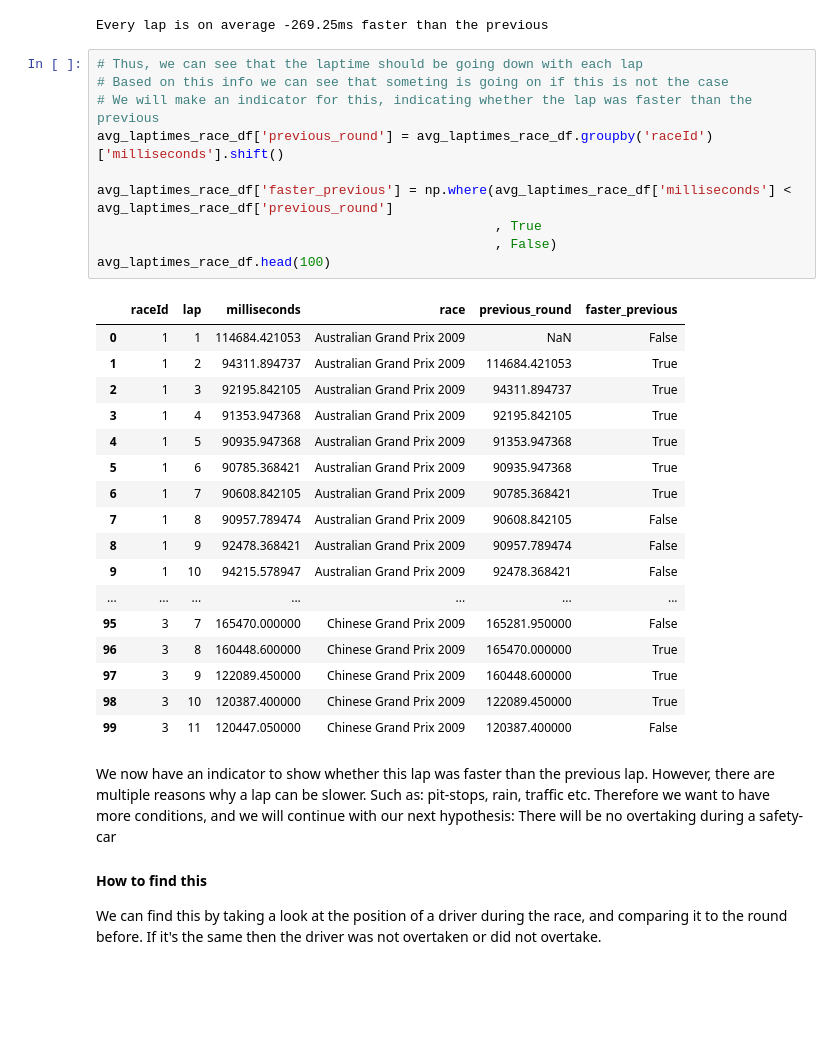
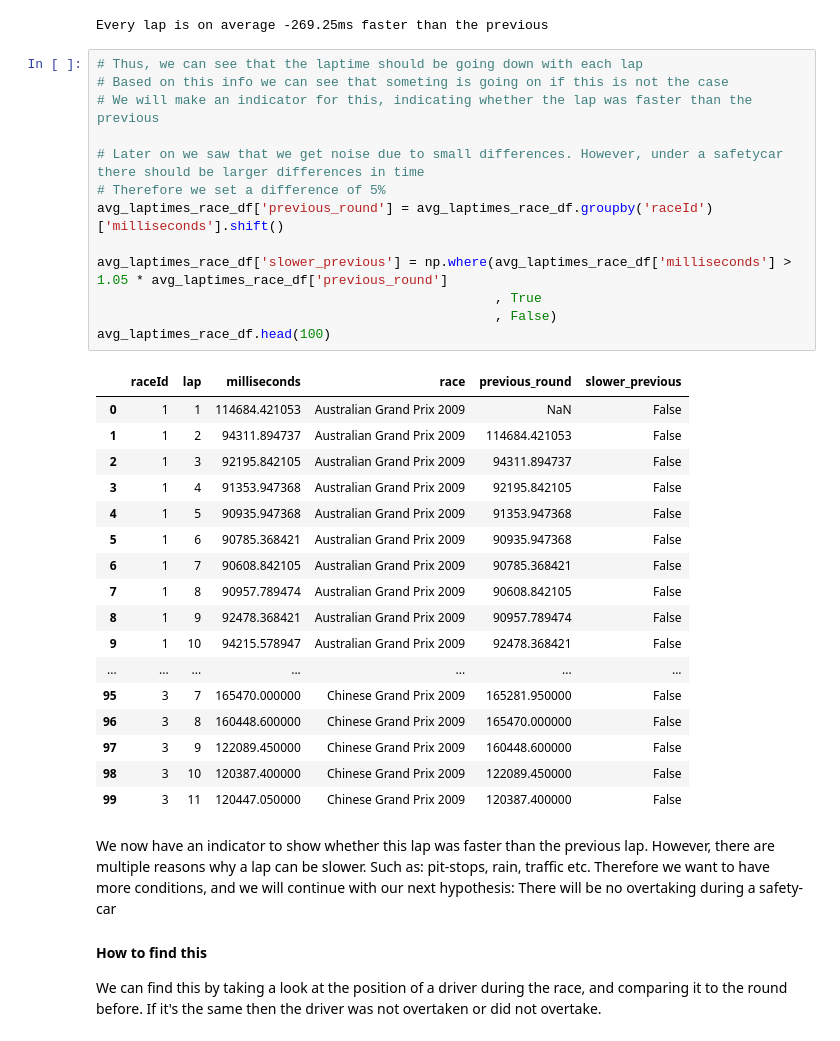
Before and after one commit to yannickaugustijn/F1, a Jupyter notebook: Safety cars.ipynb, the cells around one changed output. Drawn from its saved outputs; the diff is of its cells as text; blank space fills up the shorter version.

```diff
--- a/Safety cars.ipynb
+++ b/Safety cars.ipynb
@@ -198,30 +198,33 @@ Every lap is on average -269.25ms faster than the previous
 # %%
 # Thus, we can see that the laptime should be going down with each lap
 # Based on this info we can see that someting is going on if this is not the case
 # We will make an indicator for this, indicating whether the lap was faster than the previous
+
+# Later on we saw that we get noise due to small differences. However, under a safetycar there should be larger differences in time
+# Therefore we set a difference of 5%
 avg_laptimes_race_df['previous_round'] = avg_laptimes_race_df.groupby('raceId')['milliseconds'].shift()
 
-avg_laptimes_race_df['faster_previous'] = np.where(avg_laptimes_race_df['milliseconds'] < avg_laptimes_race_df['previous_round']
+avg_laptimes_race_df['slower_previous'] = np.where(avg_laptimes_race_df['milliseconds'] > 1.05 * avg_laptimes_race_df['previous_round']
                                                    , True
                                                    , False)
 avg_laptimes_race_df.head(100)
 # %% [output]
-|  | raceId | lap | milliseconds | race | previous_round | faster_previous |
+|  | raceId | lap | milliseconds | race | previous_round | slower_previous |
 | 0 | 1 | 1 | 114684.421053 | Australian Grand Prix 2009 | NaN | False |
-| 1 | 1 | 2 | 94311.894737 | Australian Grand Prix 2009 | 114684.421053 | True |
-| 2 | 1 | 3 | 92195.842105 | Australian Grand Prix 2009 | 94311.894737 | True |
-| 3 | 1 | 4 | 91353.947368 | Australian Grand Prix 2009 | 92195.842105 | True |
-| 4 | 1 | 5 | 90935.947368 | Australian Grand Prix 2009 | 91353.947368 | True |
-| 5 | 1 | 6 | 90785.368421 | Australian Grand Prix 2009 | 90935.947368 | True |
-| 6 | 1 | 7 | 90608.842105 | Australian Grand Prix 2009 | 90785.368421 | True |
+| 1 | 1 | 2 | 94311.894737 | Australian Grand Prix 2009 | 114684.421053 | False |
+| 2 | 1 | 3 | 92195.842105 | Australian Grand Prix 2009 | 94311.894737 | False |
+| 3 | 1 | 4 | 91353.947368 | Australian Grand Prix 2009 | 92195.842105 | False |
+| 4 | 1 | 5 | 90935.947368 | Australian Grand Prix 2009 | 91353.947368 | False |
+| 5 | 1 | 6 | 90785.368421 | Australian Grand Prix 2009 | 90935.947368 | False |
+| 6 | 1 | 7 | 90608.842105 | Australian Grand Prix 2009 | 90785.368421 | False |
 | 7 | 1 | 8 | 90957.789474 | Australian Grand Prix 2009 | 90608.842105 | False |
 | 8 | 1 | 9 | 92478.368421 | Australian Grand Prix 2009 | 90957.789474 | False |
 | 9 | 1 | 10 | 94215.578947 | Australian Grand Prix 2009 | 92478.368421 | False |
 | ... | ... | ... | ... | ... | ... | ... |
 | 95 | 3 | 7 | 165470.000000 | Chinese Grand Prix 2009 | 165281.950000 | False |
-| 96 | 3 | 8 | 160448.600000 | Chinese Grand Prix 2009 | 165470.000000 | True |
-| 97 | 3 | 9 | 122089.450000 | Chinese Grand Prix 2009 | 160448.600000 | True |
-| 98 | 3 | 10 | 120387.400000 | Chinese Grand Prix 2009 | 122089.450000 | True |
+| 96 | 3 | 8 | 160448.600000 | Chinese Grand Prix 2009 | 165470.000000 | False |
+| 97 | 3 | 9 | 122089.450000 | Chinese Grand Prix 2009 | 160448.600000 | False |
+| 98 | 3 | 10 | 120387.400000 | Chinese Grand Prix 2009 | 122089.450000 | False |
 | 99 | 3 | 11 | 120447.050000 | Chinese Grand Prix 2009 | 120387.400000 | False |
 # %% [markdown]
 We now have an indicator to show whether this lap was faster than the previous lap. However, there are multiple reasons why a lap can be slower. Such as: pit-stops, rain, traffic etc.
```
Also changed, not shown: parts of 12 cells of this notebook.
